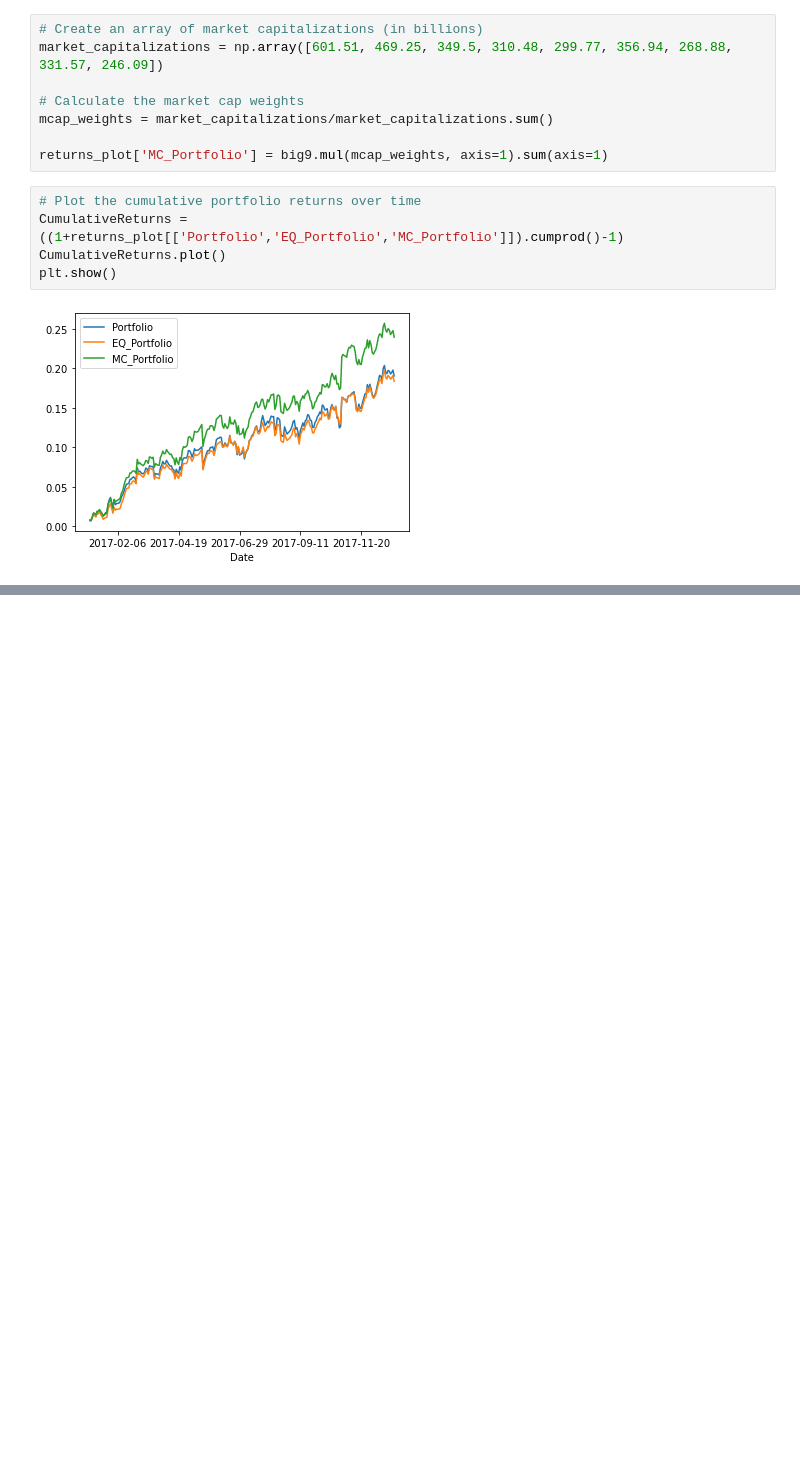
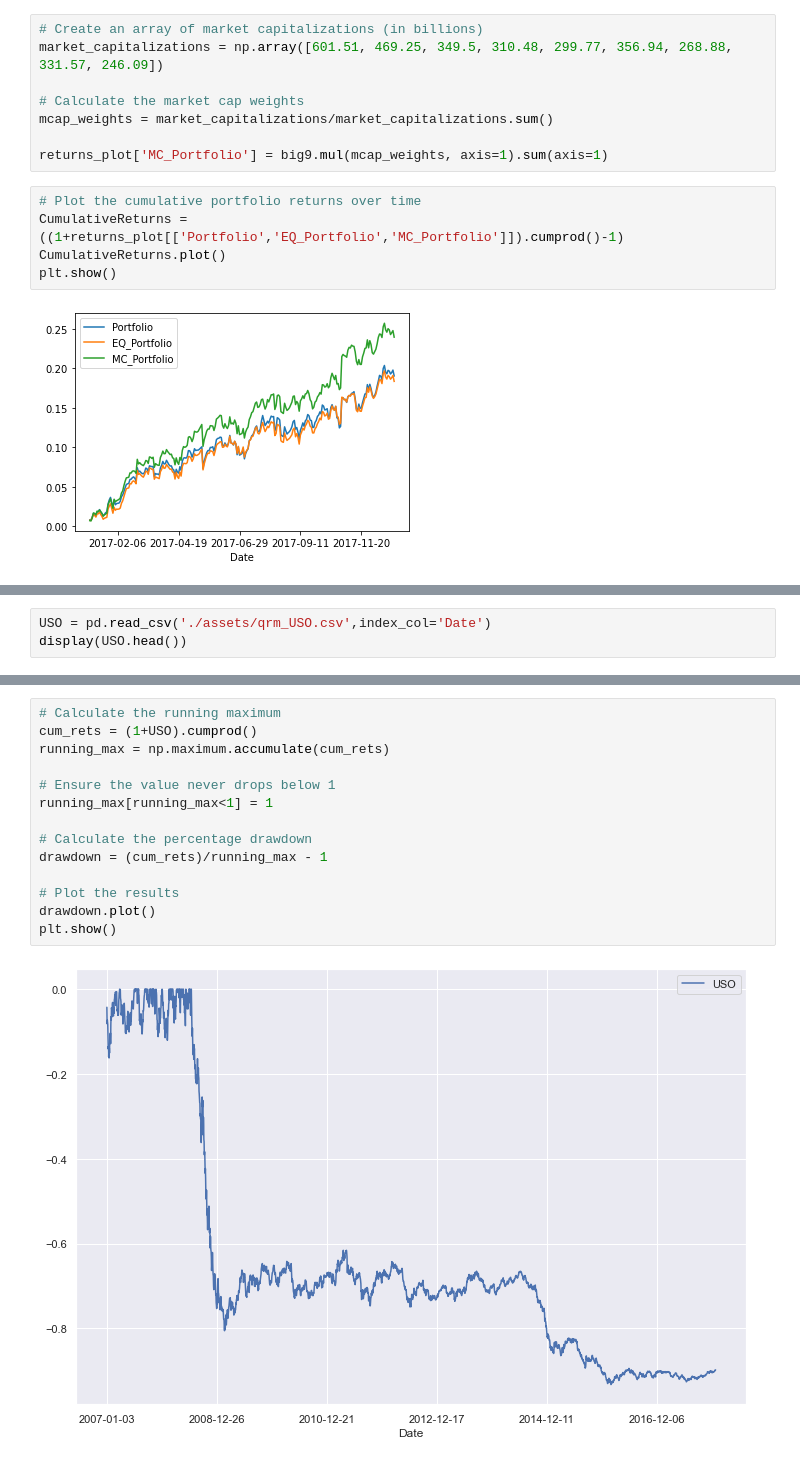
Before and after one commit to bearloop/learning-resources, a Jupyter notebook: 3_quant_risk_management.ipynb, the cells around one changed output, grey strips where cells are left out. Drawn from its saved outputs; the diff is of its cells as text; blank space fills up the shorter version.

```diff
--- a/3_quant_risk_management.ipynb
+++ b/3_quant_risk_management.ipynb
@@ -201,0 +535,3 @@ plt.show()
+# %%
+USO = pd.read_csv('./assets/qrm_USO.csv',index_col='Date')
+display(USO.head())
@@ -201,0 +556,16 @@ plt.show()
+# %%
+# Calculate the running maximum
+cum_rets = (1+USO).cumprod()
+running_max = np.maximum.accumulate(cum_rets)
+
+# Ensure the value never drops below 1
+running_max[running_max<1] = 1
+
+# Calculate the percentage drawdown
+drawdown = (cum_rets)/running_max - 1
+
+# Plot the results
+drawdown.plot()
+plt.show()
+# %% [output]
+[figure, added]
```
Also changed, not shown: parts of 37 cells of this notebook.
